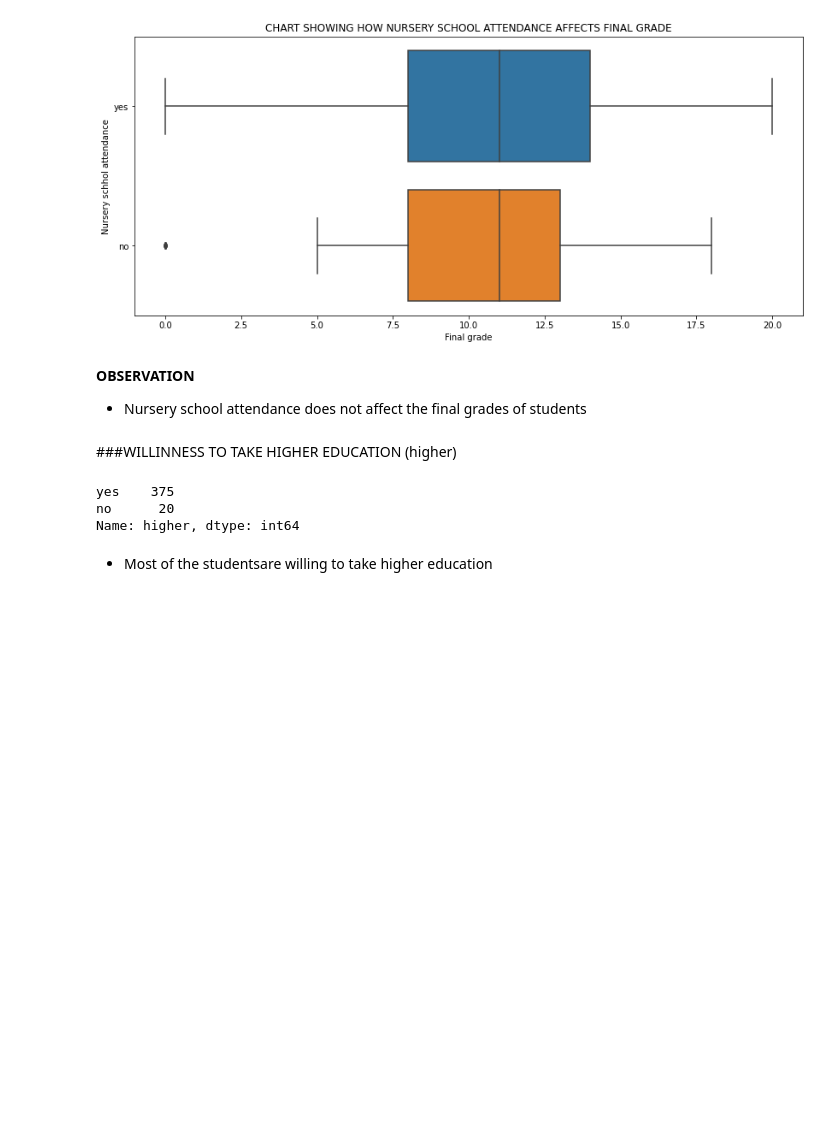
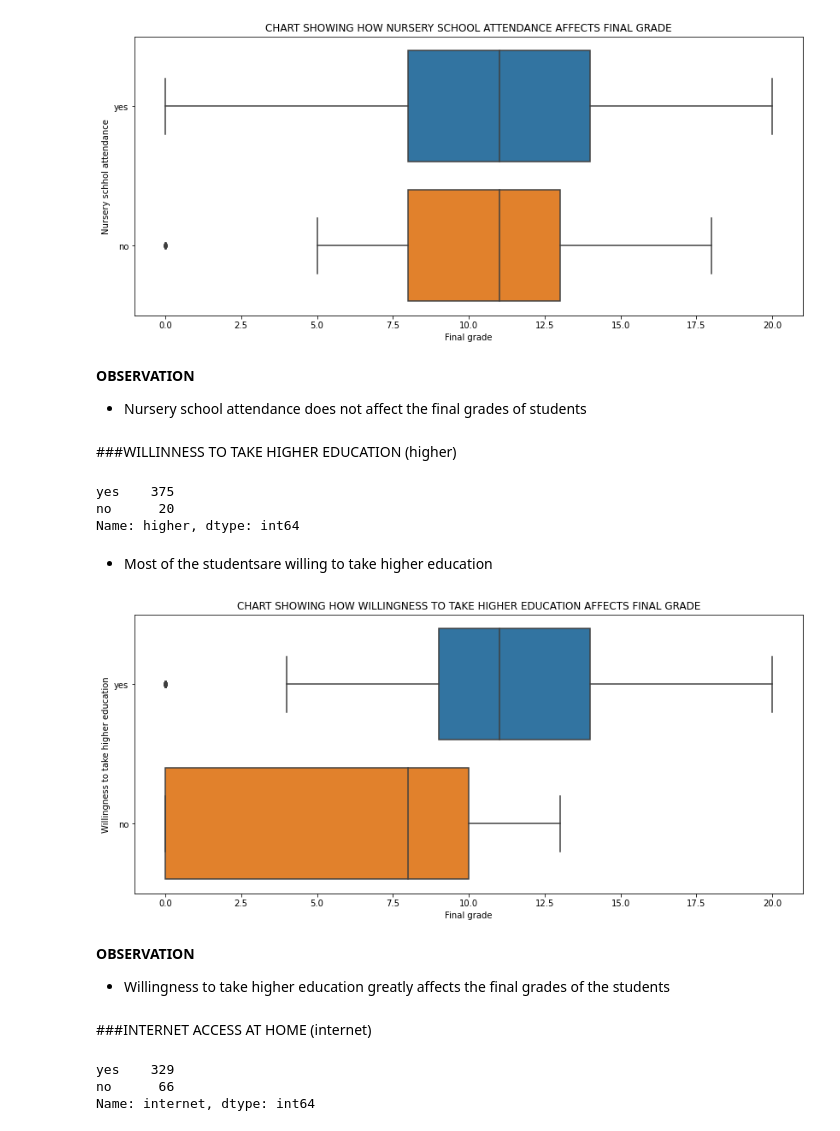
Before and after one commit to devchoplife/Students-grades, a Jupyter notebook: portuguese_students_grade_analysis.ipynb, the cells around one changed output. Cells and saved outputs as stored; diff of their text form; code cells hidden in the pictures; blank space fills up the shorter version.

```diff
--- a/portuguese_students_grade_analysis.ipynb
+++ b/portuguese_students_grade_analysis.ipynb
@@ -718,3 +718,24 @@ no      20
 Name: higher, dtype: int64
 # %% [markdown]
 * Most of the studentsare willing to take higher education
+# %%
+plt.figure(figsize = (14, 6))
+sns.boxplot('G3', 'higher', data = grades)
+plt.title("CHART SHOWING HOW WILLINGNESS TO TAKE HIGHER EDUCATION AFFECTS FINAL GRADE")
+plt.xlabel("Final grade")
+plt.ylabel("Willingness to take higher education")
+plt.show()
+# %% [output]
+[figure, added]
+# %% [markdown]
+**OBSERVATION**
+
+* Willingness to take higher education greatly affects the final grades of the students
+# %% [markdown]
+###INTERNET ACCESS AT HOME (internet)
+# %%
+grades.internet.value_counts()
+# %% [output]
+yes    329
+no      66
+Name: internet, dtype: int64
```
Also changed, not shown: parts of 9 cells of this notebook.
